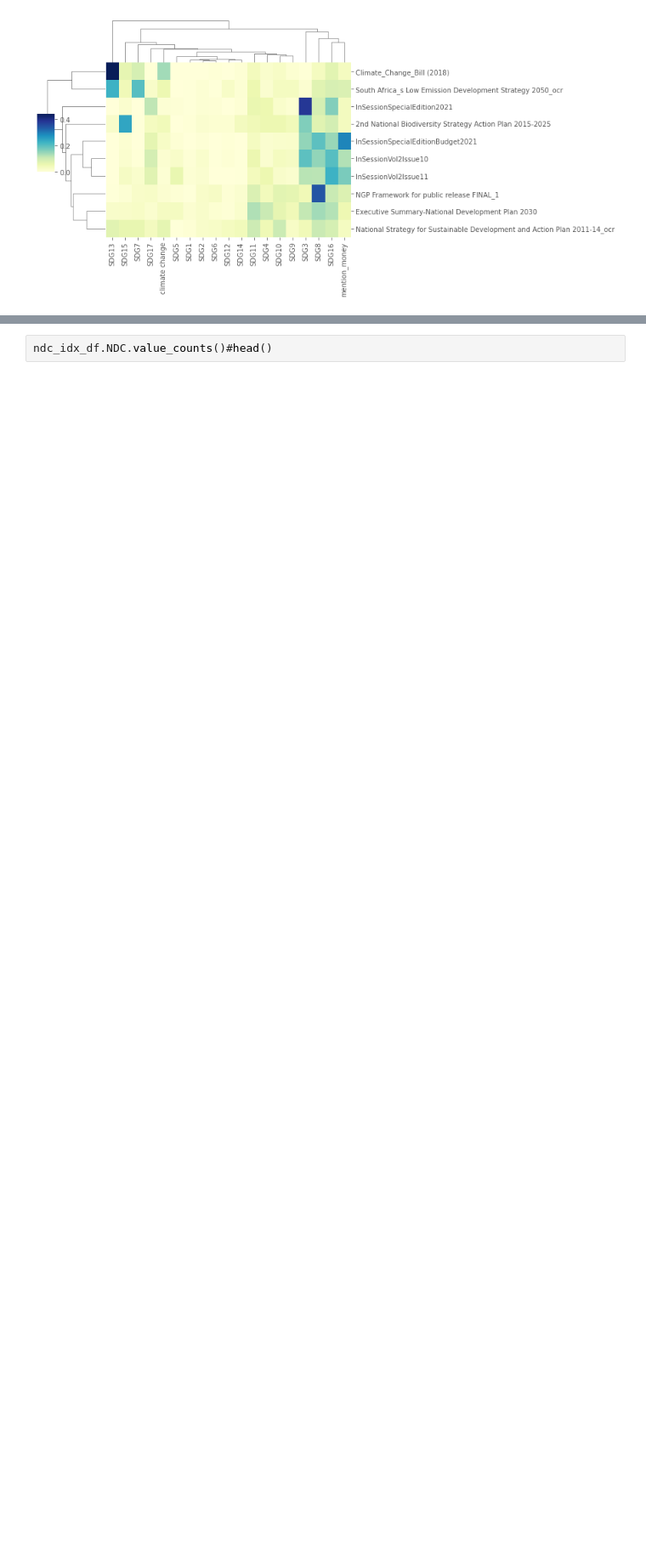
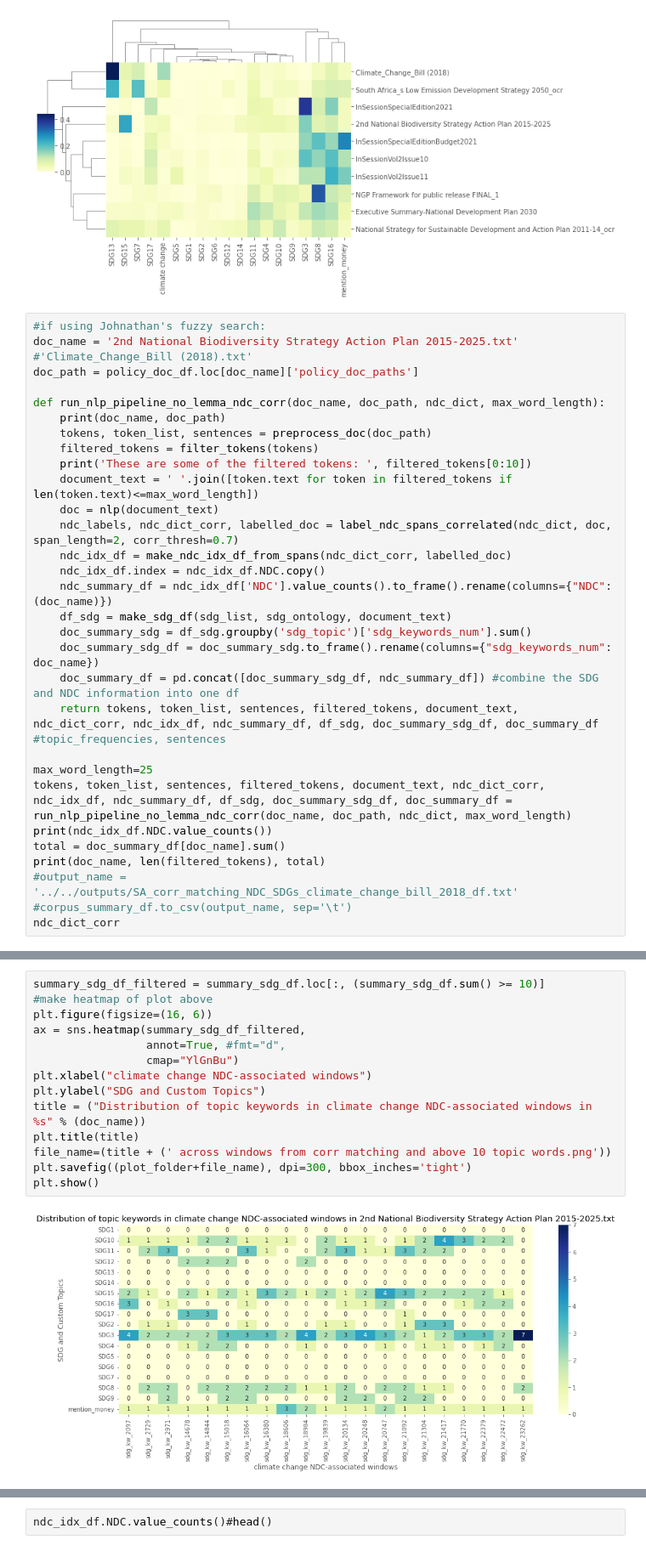
Before and after one commit to rsgier/Hack4Good-GIZ_policy, a Jupyter notebook: code/GIZ Data Exploration-for_presentation.ipynb, the cells around one changed output, grey strips where cells are left out. Shown at 85% size. Drawn from its saved outputs; the diff is of its cells as text; blank space fills up the shorter version.

```diff
--- a/code/GIZ Data Exploration-for_presentation.ipynb
+++ b/code/GIZ Data Exploration-for_presentation.ipynb
@@ -603,3 +634,33 @@ plt.savefig((plot_folder+file_name), dpi=300, bbox_inches='tight')
 plt.show()
 # %% [output]
 [figure]
+# %%
+#if using Johnathan's fuzzy search:
+doc_name = '2nd National Biodiversity Strategy Action Plan 2015-2025.txt' #'Climate_Change_Bill (2018).txt'
+doc_path = policy_doc_df.loc[doc_name]['policy_doc_paths']
+
+def run_nlp_pipeline_no_lemma_ndc_corr(doc_name, doc_path, ndc_dict, max_word_length):
+    print(doc_name, doc_path)
+    tokens, token_list, sentences = preprocess_doc(doc_path)
+    filtered_tokens = filter_tokens(tokens)
+    print('These are some of the filtered tokens: ', filtered_tokens[0:10])
+    document_text = ' '.join([token.text for token in filtered_tokens if len(token.text)<=max_word_length])
+    doc = nlp(document_text)
+    ndc_labels, ndc_dict_corr, labelled_doc = label_ndc_spans_correlated(ndc_dict, doc, span_length=2, corr_thresh=0.7)
+    ndc_idx_df = make_ndc_idx_df_from_spans(ndc_dict_corr, labelled_doc)
+    ndc_idx_df.index = ndc_idx_df.NDC.copy()
+    ndc_summary_df = ndc_idx_df['NDC'].value_counts().to_frame().rename(columns={"NDC": (doc_name)})
+    df_sdg = make_sdg_df(sdg_list, sdg_ontology, document_text)
+    doc_summary_sdg = df_sdg.groupby('sdg_topic')['sdg_keywords_num'].sum()
+    doc_summary_sdg_df = doc_summary_sdg.to_frame().rename(columns={"sdg_keywords_num": doc_name})
+    doc_summary_df = pd.concat([doc_summary_sdg_df, ndc_summary_df]) #combine the SDG and NDC information into one df
+    return tokens, token_list, sentences, filtered_tokens, document_text, ndc_dict_corr, ndc_idx_df, ndc_summary_df, df_sdg, doc_summary_sdg_df, doc_summary_df #topic_frequencies, sentences
+
+max_word_length=25
+tokens, token_list, sentences, filtered_tokens, document_text, ndc_dict_corr, ndc_idx_df, ndc_summary_df, df_sdg, doc_summary_sdg_df, doc_summary_df = run_nlp_pipeline_no_lemma_ndc_corr(doc_name, doc_path, ndc_dict, max_word_length)
+print(ndc_idx_df.NDC.value_counts())
+total = doc_summary_df[doc_name].sum()
+print(doc_name, len(filtered_tokens), total)
+#output_name = '../../outputs/SA_corr_matching_NDC_SDGs_climate_change_bill_2018_df.txt'
+#corpus_summary_df.to_csv(output_name, sep='\t')
+ndc_dict_corr
@@ -617,0 +758,16 @@ plt.show()
+# %%
+summary_sdg_df_filtered = summary_sdg_df.loc[:, (summary_sdg_df.sum() >= 10)]
+#make heatmap of plot above
+plt.figure(figsize=(16, 6))
+ax = sns.heatmap(summary_sdg_df_filtered,
+                 annot=True, #fmt="d",
+                 cmap="YlGnBu")
+plt.xlabel("climate change NDC-associated windows")
+plt.ylabel("SDG and Custom Topics")
+title = ("Distribution of topic keywords in climate change NDC-associated windows in %s" % (doc_name))
+plt.title(title)
+file_name=(title + (' across windows from corr matching and above 10 topic words.png'))
+plt.savefig((plot_folder+file_name), dpi=300, bbox_inches='tight')
+plt.show()
+# %% [output]
+[figure, added]
```
Also changed, not shown: parts of 40 cells of this notebook, 1 other file.
